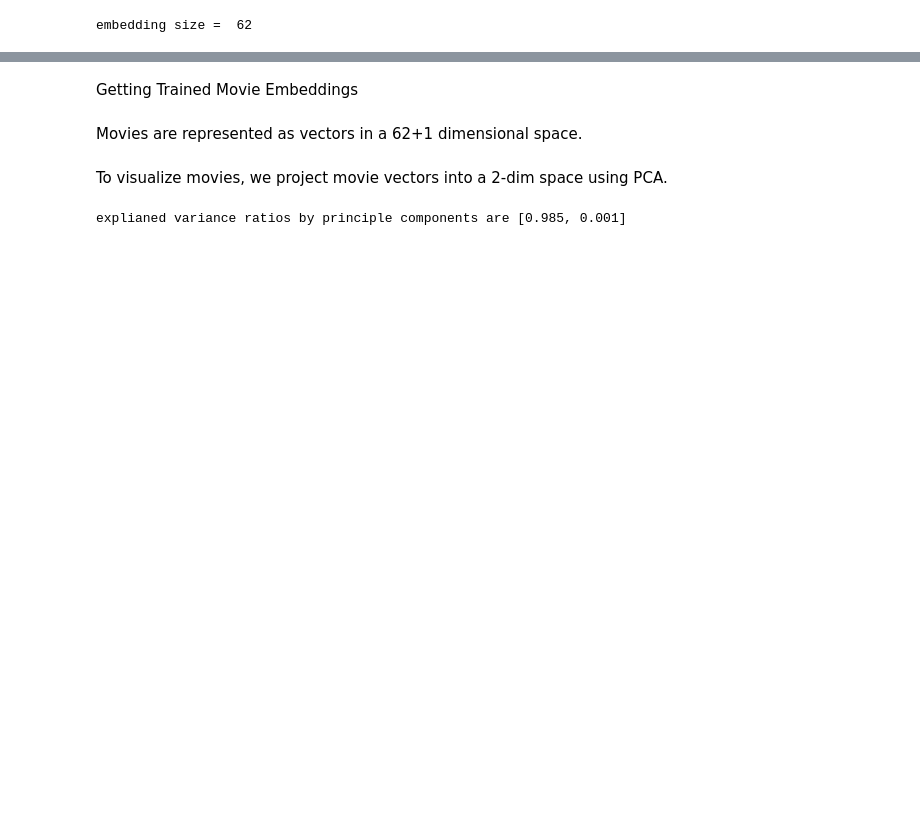
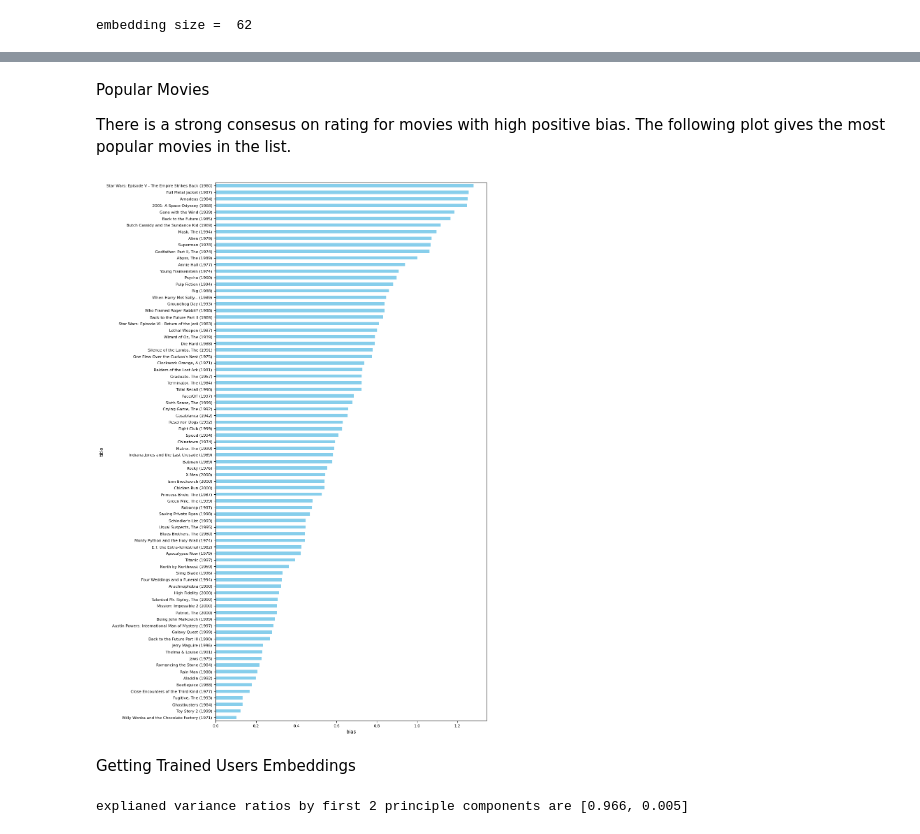
Before and after one commit to MaryamTavakoli/Recommendation-Systems, a Jupyter notebook: Matrix_Factorization_MovieLens1m.ipynb, the cells around one changed output, grey strips where cells are left out. Saved outputs shown, nothing was run; the diff lists cells and outputs as text; code cells hidden in the pictures; blank space fills up the shorter version.

```diff
--- a/Matrix_Factorization_MovieLens1m.ipynb
+++ b/Matrix_Factorization_MovieLens1m.ipynb
@@ -187,5 +261,16 @@ Matrix factorization model reduced test error by 6.8% comapred to the base model
+# %% [markdown]
+Popular Movies
+
+There is a strong consesus on rating for movies with high positive bias. The following plot gives the most popular movies in the list.
+# %%
+positive_bias_movies = top_movies.head(n=150)
+positive_bias_movies = positive_bias_movies[positive_bias_movies.bias>0.1]
+positive_bias_movies = positive_bias_movies.sort_values(by='bias')
+positive_bias_movies.plot(kind='barh', x='title', y='bias', color='skyblue', legend=False, fontsize=8, figsize=(10,20))
+plt.xlabel('bias')
+plt.show()
+# %% [output]
+[figure, added]
 # %% [markdown]
-Getting Trained Movie Embeddings
+Getting Trained Users Embeddings
-# %% [markdown]
-Movies are represented as vectors in a 62+1 dimensional space.
 # %%
@@ -197,10 +282,8 @@ trained_movie_embedding = np.concatenate(
-# %% [markdown]
-To visualize movies, we project movie vectors into a 2-dim space using PCA.
 # %%
-pca = PCA(n_components=3)
-transformed_movie_weights = pca.fit_transform(trained_movie_embedding)
+pca = PCA(n_components=2)
+transformed_movie_weights = pca.fit_transform(trained_user_embedding)
 
 explained_variance_ratio = pca.explained_variance_ratio_
-print(f'explianed variance ratios by principle components are [{explained_variance_ratio[0]:.3f}, {explained_variance_ratio[1]:.3f}]')
+print(f'explianed variance ratios by first 2 principle components are [{explained_variance_ratio[0]:.3f}, {explained_variance_ratio[1]:.3f}]')
 # %% [output]
-explianed variance ratios by principle components are [0.985, 0.001]
+explianed variance ratios by first 2 principle components are [0.966, 0.005]
```
Also changed, not shown: parts of 28 cells of this notebook.
